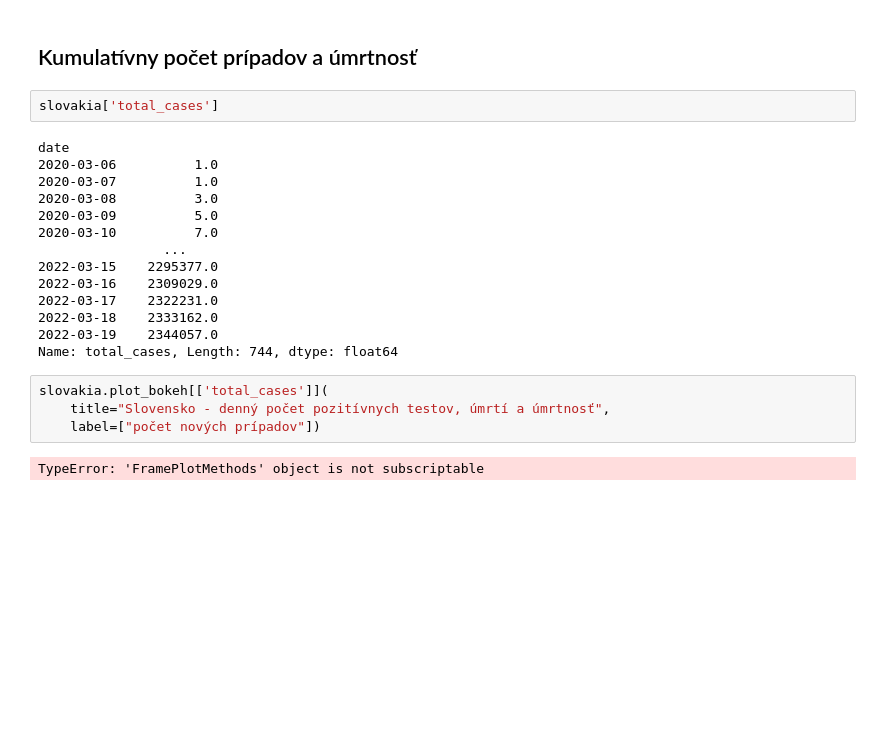
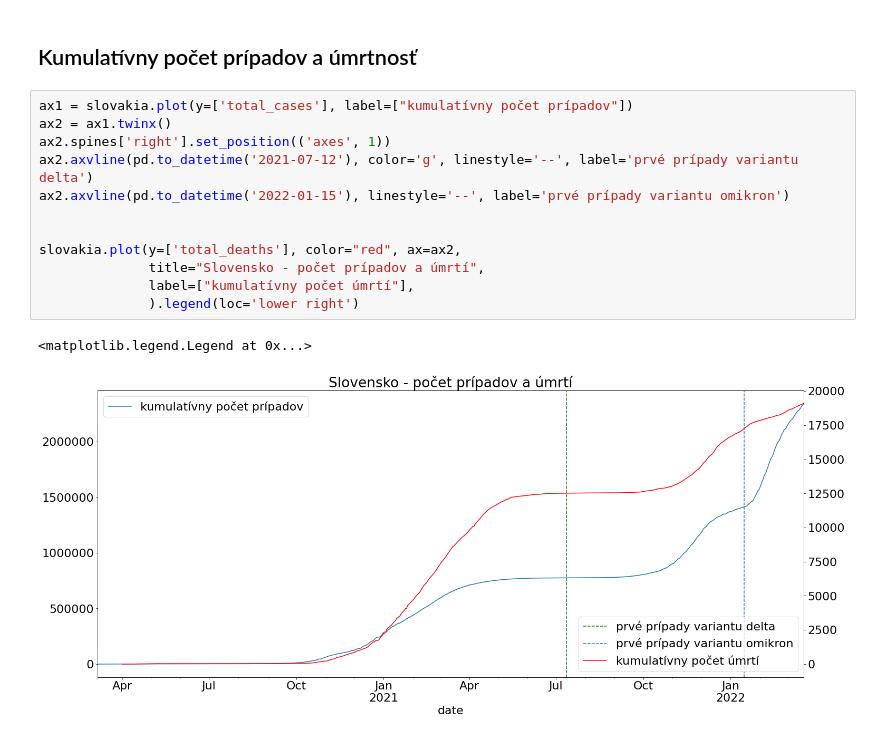
Before and after one commit to eduardgruy/dp-covid-analyza, a Jupyter notebook: 1_1_slovakia_analysis.ipynb, the cells around one changed output. Cells and saved outputs as stored; diff of their text form; blank space fills up the shorter version.

```diff
--- a/1_1_slovakia_analysis.ipynb
+++ b/1_1_slovakia_analysis.ipynb
@@ -104,25 +118,18 @@ slovakia['total_deaths'].max() / slovakia['total_cases'].max()*100
 0.8145279743623982
 # %% [markdown]
 ## Kumulatívny počet prípadov a úmrtnosť
-# %%
-slovakia['total_cases']
-# %% [output]
-date
-2020-03-06          1.0
-2020-03-07          1.0
-2020-03-08          3.0
-2020-03-09          5.0
-2020-03-10          7.0
-                ...
-2022-03-15    2295377.0
-2022-03-16    2309029.0
-2022-03-17    2322231.0
-2022-03-18    2333162.0
-2022-03-19    2344057.0
-Name: total_cases, Length: 744, dtype: float64
-# %%
-slovakia.plot_bokeh[['total_cases']](
-    title="Slovensko - denný počet pozitívnych testov, úmrtí a úmrtnosť",
-    label=["počet nových prípadov"])
-# %% [output]
-TypeError: 'FramePlotMethods' object is not subscriptable
+# %%
+ax1 = slovakia.plot(y=['total_cases'], label=["kumulatívny počet prípadov"])
+ax2 = ax1.twinx()
+ax2.spines['right'].set_position(('axes', 1))
+ax2.axvline(pd.to_datetime('2021-07-12'), color='g', linestyle='--', label='prvé prípady variantu delta')
+ax2.axvline(pd.to_datetime('2022-01-15'), linestyle='--', label='prvé prípady variantu omikron')
+
+
+slovakia.plot(y=['total_deaths'], color="red", ax=ax2,
+              title="Slovensko - počet prípadov a úmrtí",
+              label=["kumulatívny počet úmrtí"],
+              ).legend(loc='lower right')
+# %% [output]
+<matplotlib.legend.Legend at 0x...>
+[figure, added]
```
Also changed, not shown: parts of 6 cells of this notebook, 2 other files.
